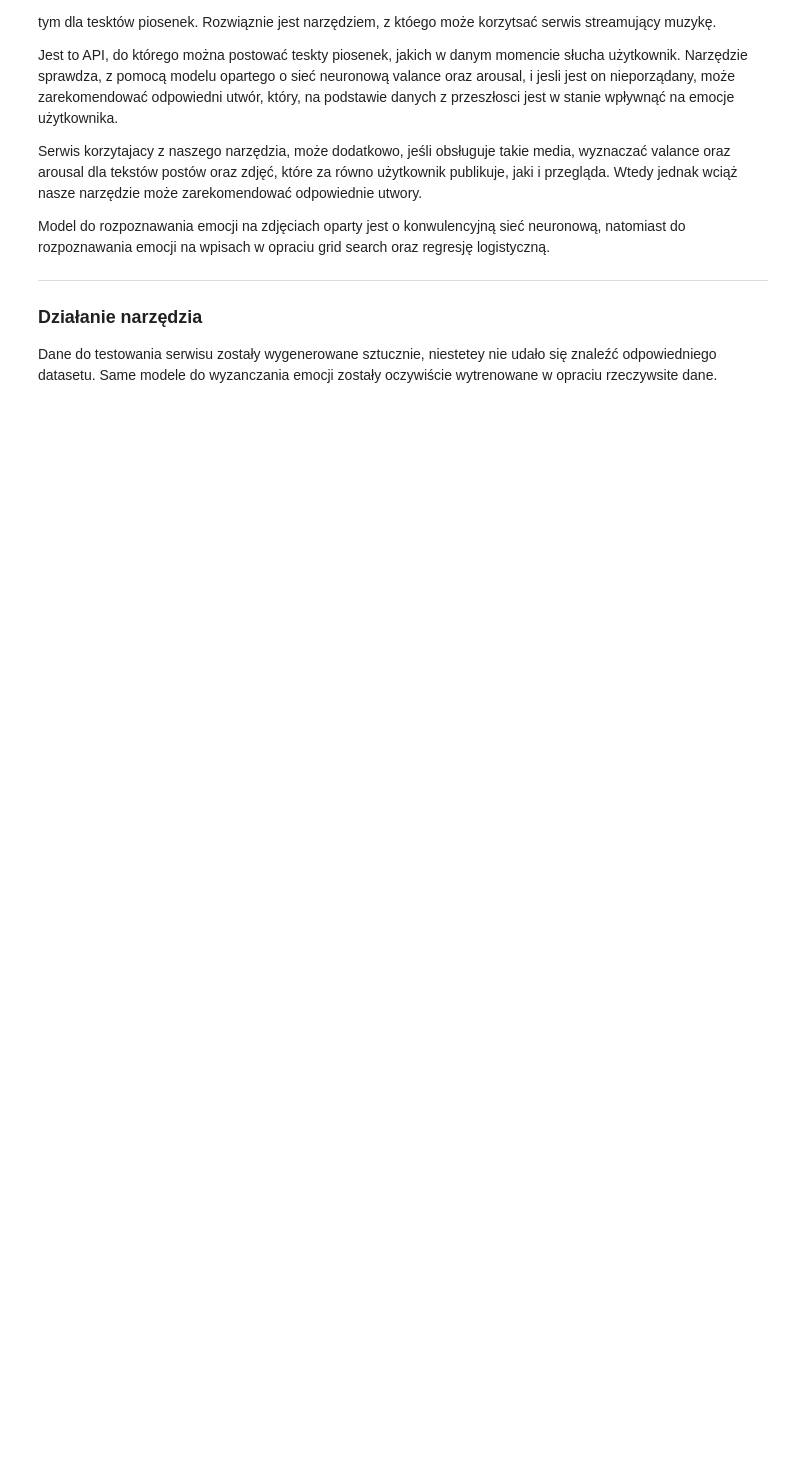
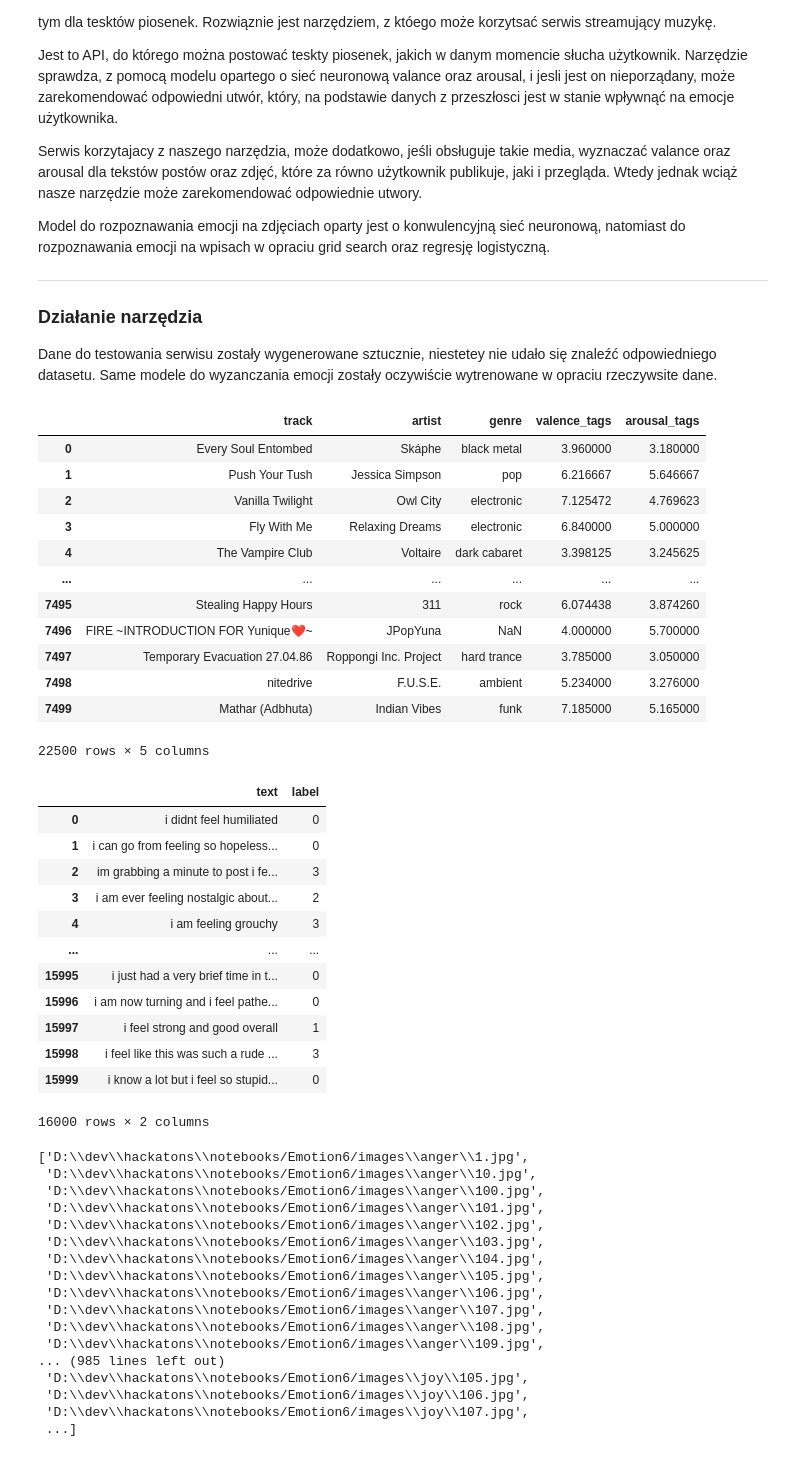
Before and after one commit to BITEhack/recomusicy, a Jupyter notebook: Presentation.ipynb, the cells around one changed output. Cells and saved outputs as stored; diff of their text form; code cells hidden in the pictures; blank space fills up the shorter version.

Commit message:
data for test

```diff
--- a/Presentation.ipynb
+++ b/Presentation.ipynb
@@ -27,3 +27,66 @@ Model do rozpoznawania emocji na zdjęciach oparty jest o konwulencyjną sieć n
 ### Działanie narzędzia
 
 Dane do testowania serwisu zostały wygenerowane sztucznie, niestetey nie udało się znaleźć odpowiedniego datasetu. Same modele do wyzanczania emocji zostały oczywiście wytrenowane w opraciu rzeczywsite dane.
+# %%
+import pandas as pd
+import os
+import glob
+from random import sample
+
+songs_data =        pd.read_csv('Songs Text/batch1.csv')  \
+            .append(pd.read_csv('Songs Text/batch2.csv')) \
+            .append(pd.read_csv('Songs Text/batch4.csv'))
+
+display(songs_data)
+
+txt_data = pd.read_csv('Text Emotions Model/training.csv')
+
+display(txt_data)
+
+images_data = [filename for filename in glob.glob((os.getcwd() + '/Emotion6/images/') + '*/*')]
+
+display(images_data)
+# %% [output]
+|  | track | artist | genre | valence_tags | arousal_tags |
+| 0 | Every Soul Entombed | Skáphe | black metal | 3.960000 | 3.180000 |
+| 1 | Push Your Tush | Jessica Simpson | pop | 6.216667 | 5.646667 |
+| 2 | Vanilla Twilight | Owl City | electronic | 7.125472 | 4.769623 |
+| 3 | Fly With Me | Relaxing Dreams | electronic | 6.840000 | 5.000000 |
+| 4 | The Vampire Club | Voltaire | dark cabaret | 3.398125 | 3.245625 |
+| ... | ... | ... | ... | ... | ... |
+| 7495 | Stealing Happy Hours | 311 | rock | 6.074438 | 3.874260 |
+| 7496 | FIRE ~INTRODUCTION FOR Yunique❤~ | JPopYuna | NaN | 4.000000 | 5.700000 |
+| 7497 | Temporary Evacuation 27.04.86 | Roppongi Inc. Project | hard trance | 3.785000 | 3.050000 |
+| 7498 | nitedrive | F.U.S.E. | ambient | 5.234000 | 3.276000 |
+| 7499 | Mathar (Adbhuta) | Indian Vibes | funk | 7.185000 | 5.165000 |
+22500 rows × 5 columns
+|  | text | label |
+| 0 | i didnt feel humiliated | 0 |
+| 1 | i can go from feeling so hopeless... | 0 |
+| 2 | im grabbing a minute to post i fe... | 3 |
+| 3 | i am ever feeling nostalgic about... | 2 |
+| 4 | i am feeling grouchy | 3 |
+| ... | ... | ... |
+| 15995 | i just had a very brief time in t... | 0 |
+| 15996 | i am now turning and i feel pathe... | 0 |
+| 15997 | i feel strong and good overall | 1 |
+| 15998 | i feel like this was such a rude ... | 3 |
+| 15999 | i know a lot but i feel so stupid... | 0 |
+16000 rows × 2 columns
+['D:\\dev\\hackatons\\notebooks/Emotion6/images\\anger\\1.jpg',
+ 'D:\\dev\\hackatons\\notebooks/Emotion6/images\\anger\\10.jpg',
+ 'D:\\dev\\hackatons\\notebooks/Emotion6/images\\anger\\100.jpg',
+ 'D:\\dev\\hackatons\\notebooks/Emotion6/images\\anger\\101.jpg',
+ 'D:\\dev\\hackatons\\notebooks/Emotion6/images\\anger\\102.jpg',
+ 'D:\\dev\\hackatons\\notebooks/Emotion6/images\\anger\\103.jpg',
+ 'D:\\dev\\hackatons\\notebooks/Emotion6/images\\anger\\104.jpg',
+ 'D:\\dev\\hackatons\\notebooks/Emotion6/images\\anger\\105.jpg',
+ 'D:\\dev\\hackatons\\notebooks/Emotion6/images\\anger\\106.jpg',
+ 'D:\\dev\\hackatons\\notebooks/Emotion6/images\\anger\\107.jpg',
+ 'D:\\dev\\hackatons\\notebooks/Emotion6/images\\anger\\108.jpg',
+ 'D:\\dev\\hackatons\\notebooks/Emotion6/images\\anger\\109.jpg',
+... (985 lines left out)
+ 'D:\\dev\\hackatons\\notebooks/Emotion6/images\\joy\\105.jpg',
+ 'D:\\dev\\hackatons\\notebooks/Emotion6/images\\joy\\106.jpg',
+ 'D:\\dev\\hackatons\\notebooks/Emotion6/images\\joy\\107.jpg',
+ ...]
```
Also changed, not shown: parts of 1 cell of this notebook.
